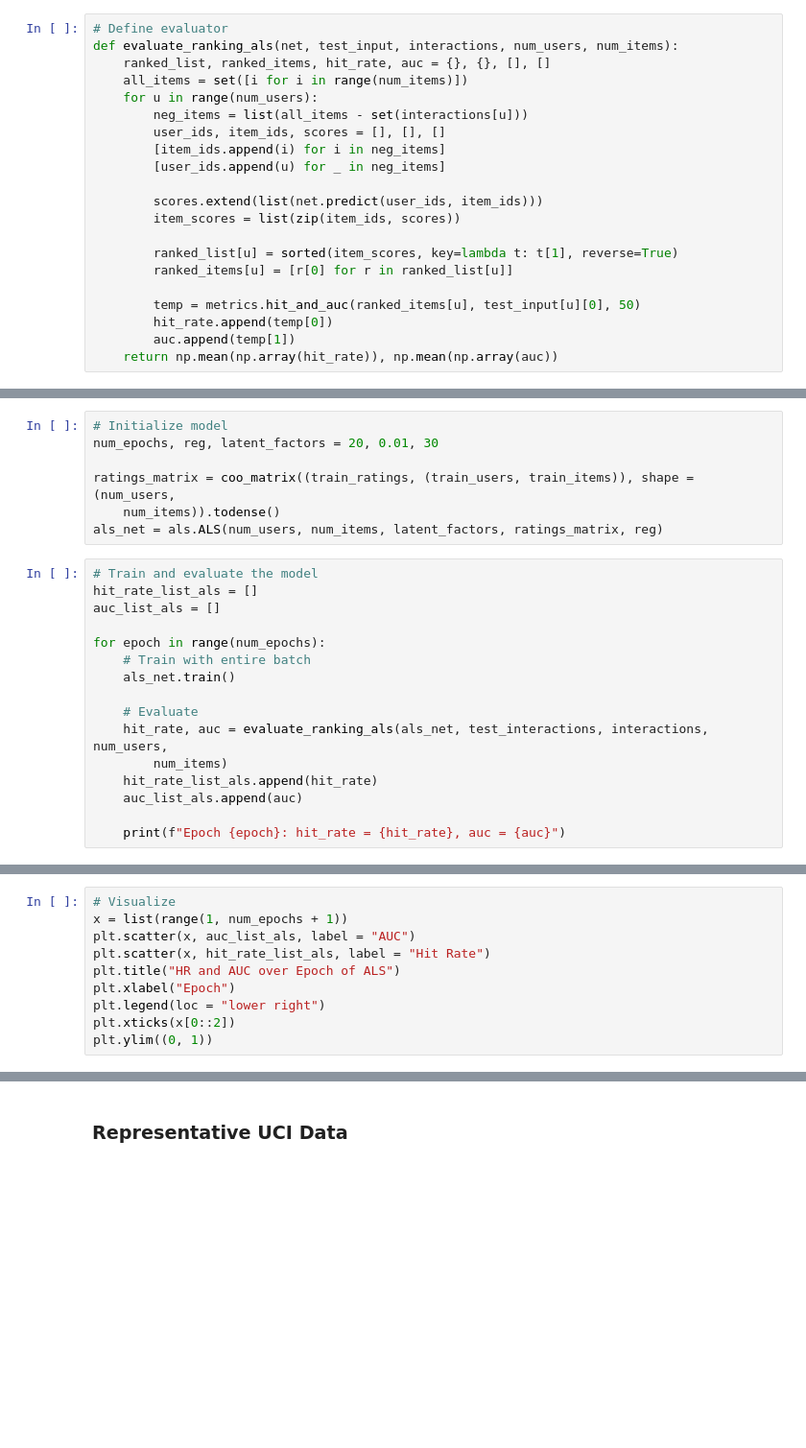
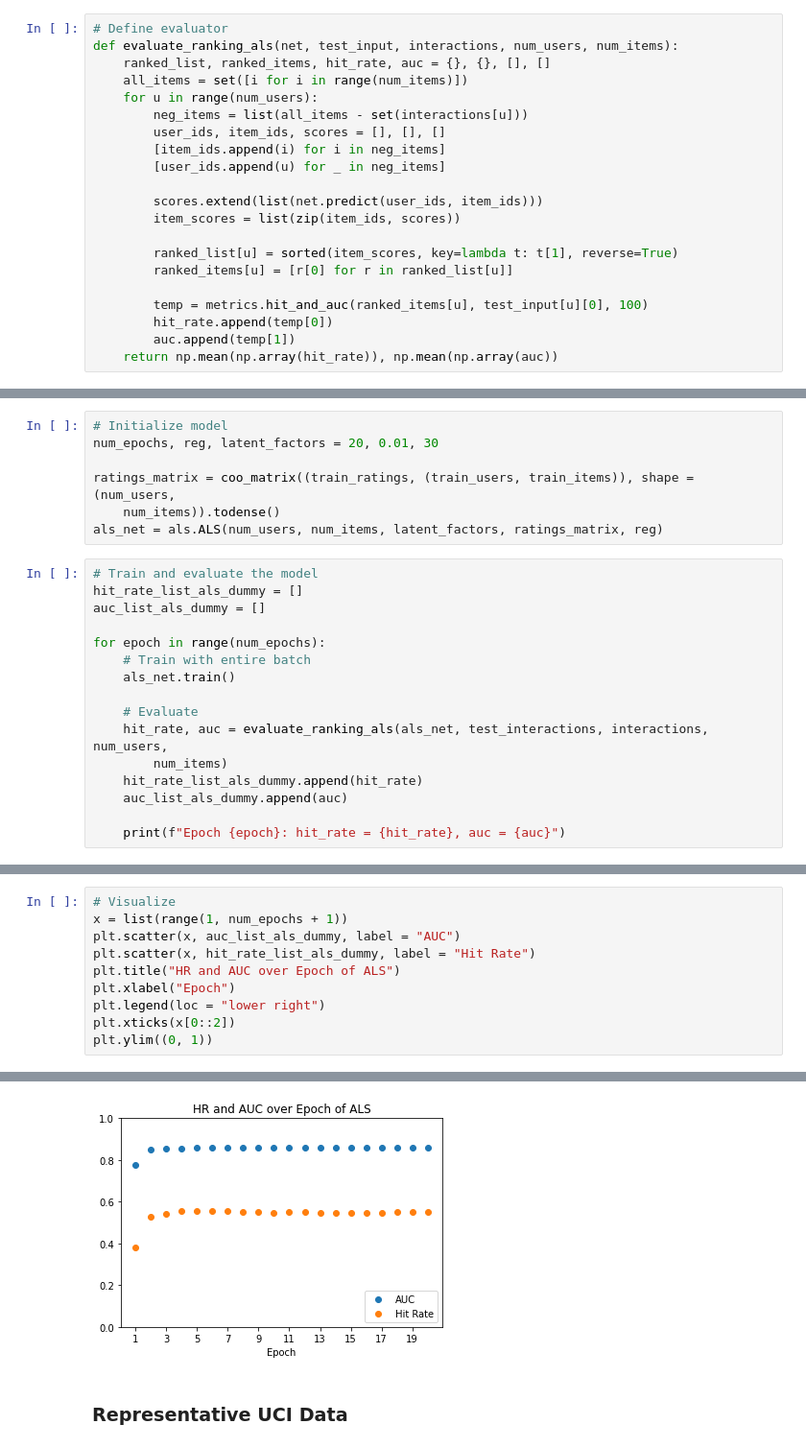
Before and after one commit to NicolasHammer/personalized-stock-recommender, a Jupyter notebook: personalized_stock_recommendations.ipynb, the cells around one changed output, grey strips where cells are left out. Shown: that part at 96% size. Saved outputs shown, nothing was run; the diff lists cells and outputs as text; blank space fills up the shorter version.

```diff
--- a/personalized_stock_recommendations.ipynb
+++ b/personalized_stock_recommendations.ipynb
@@ -297,7 +336,7 @@ def evaluate_ranking_als(net, test_input, interactions, num_users, num_items):
         ranked_list[u] = sorted(item_scores, key=lambda t: t[1], reverse=True)
         ranked_items[u] = [r[0] for r in ranked_list[u]]
 
-        temp = metrics.hit_and_auc(ranked_items[u], test_input[u][0], 50)
+        temp = metrics.hit_and_auc(ranked_items[u], test_input[u][0], 100)
         hit_rate.append(temp[0])
         auc.append(temp[1])
     return np.mean(np.array(hit_rate)), np.mean(np.array(auc))
@@ -363,8 +402,8 @@ ratings_matrix = coo_matrix((train_ratings, (train_users, train_items)), shape =
 als_net = als.ALS(num_users, num_items, latent_factors, ratings_matrix, reg)
 # %%
 # Train and evaluate the model
-hit_rate_list_als = []
-auc_list_als = []
+hit_rate_list_als_dummy = []
+auc_list_als_dummy = []
 
 for epoch in range(num_epochs):
     # Train with entire batch
@@ -373,7 +412,7 @@ for epoch in range(num_epochs):
     # Evaluate
     hit_rate, auc = evaluate_ranking_als(als_net, test_interactions, interactions, num_users,
         num_items)
-    hit_rate_list_als.append(hit_rate)
-    auc_list_als.append(auc)
+    hit_rate_list_als_dummy.append(hit_rate)
+    auc_list_als_dummy.append(auc)
 
     print(f"Epoch {epoch}: hit_rate = {hit_rate}, auc = {auc}")
@@ -380,10 +440,11 @@ for epoch in range(num_epochs):
 # %%
 # Visualize
 x = list(range(1, num_epochs + 1))
-plt.scatter(x, auc_list_als, label = "AUC")
-plt.scatter(x, hit_rate_list_als, label = "Hit Rate")
+plt.scatter(x, auc_list_als_dummy, label = "AUC")
+plt.scatter(x, hit_rate_list_als_dummy, label = "Hit Rate")
 plt.title("HR and AUC over Epoch of ALS")
 plt.xlabel("Epoch")
 plt.legend(loc = "lower right")
 plt.xticks(x[0::2])
 plt.ylim((0, 1))
+# %% [output]
@@ -390,3 +452,4 @@ plt.ylim((0, 1))
+[figure, added]
 # %% [markdown]
 ### Representative UCI Data
 # %%
```
Also changed, not shown: parts of 20 cells of this notebook, 9 other files.
